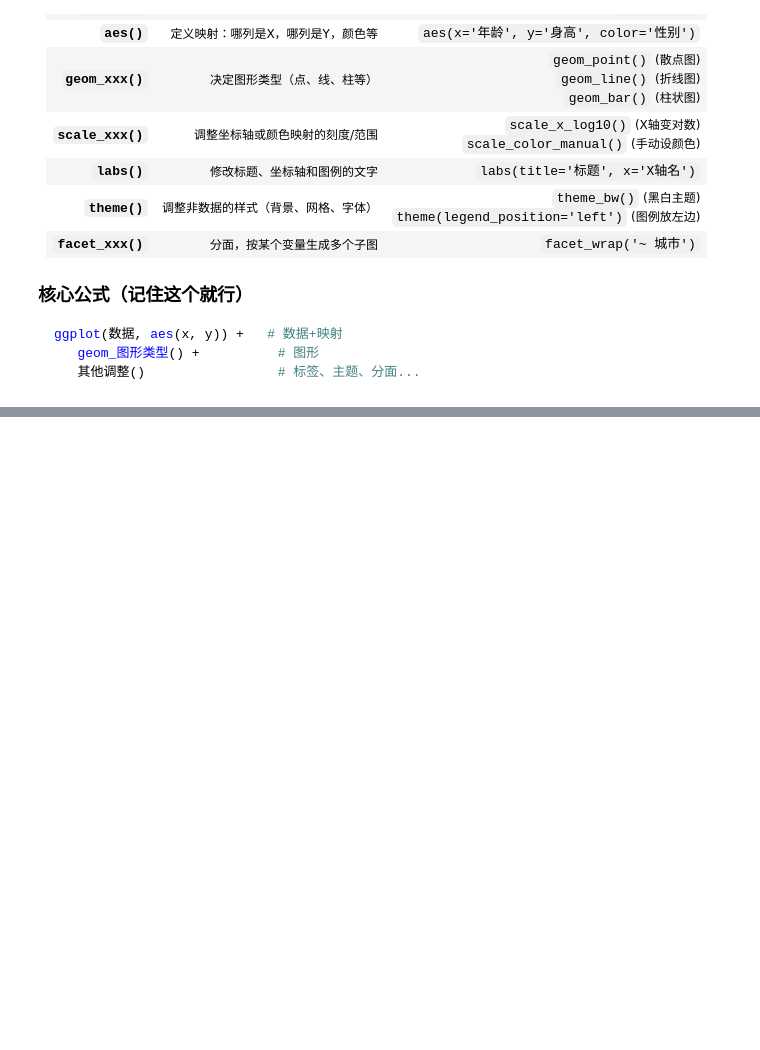
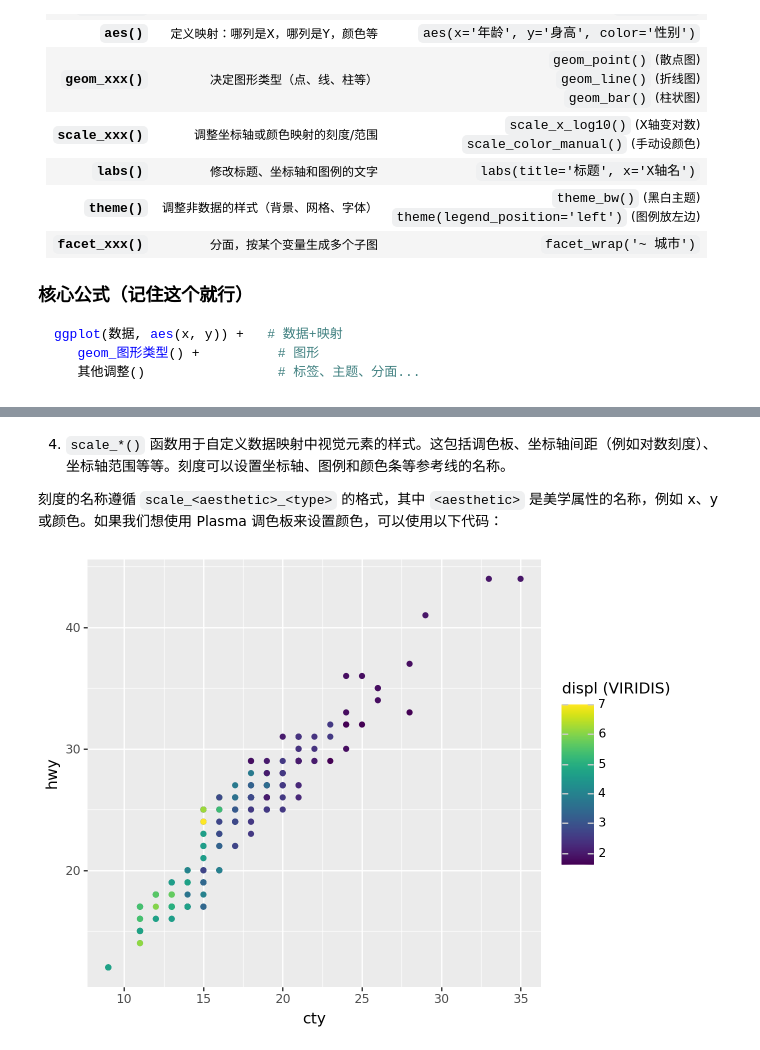
Before and after one commit to dw-xdy/python-data-process, a Jupyter notebook: src/notebooks/plot/plotnine库学习.ipynb, the cells around one changed output, grey strips where cells are left out. Cells and saved outputs as stored; diff of their text form; code cells hidden in the pictures; blank space fills up the shorter version.

```diff
--- a/src/notebooks/plot/plotnine库学习.ipynb
+++ b/src/notebooks/plot/plotnine库学习.ipynb
@@ -36,0 +47,12 @@ from plotnine.data import *
+# %% [markdown]
+4. `scale_*()` 函数用于自定义数据映射中视觉元素的样式。这包括调色板、坐标轴间距（例如对数刻度）、坐标轴范围等等。刻度可以设置坐标轴、图例和颜色条等参考线的名称。
+
+刻度的名称遵循 `scale_<aesthetic>_<type>` 的格式，其中 `<aesthetic>` 是美学属性的名称，例如 x、y 或颜色。如果我们想使用 Plasma 调色板来设置颜色，可以使用以下代码：
+# %%
+(
+    ggplot(mpg, aes("cty", "hwy", color="displ"))
+    + geom_point()
+    + scale_color_continuous(name="displ (VIRIDIS)", cmap_name="viridis")
+)
+# %% [output]
+[figure, added]
```
Also changed, not shown: parts of 17 cells of this notebook.
